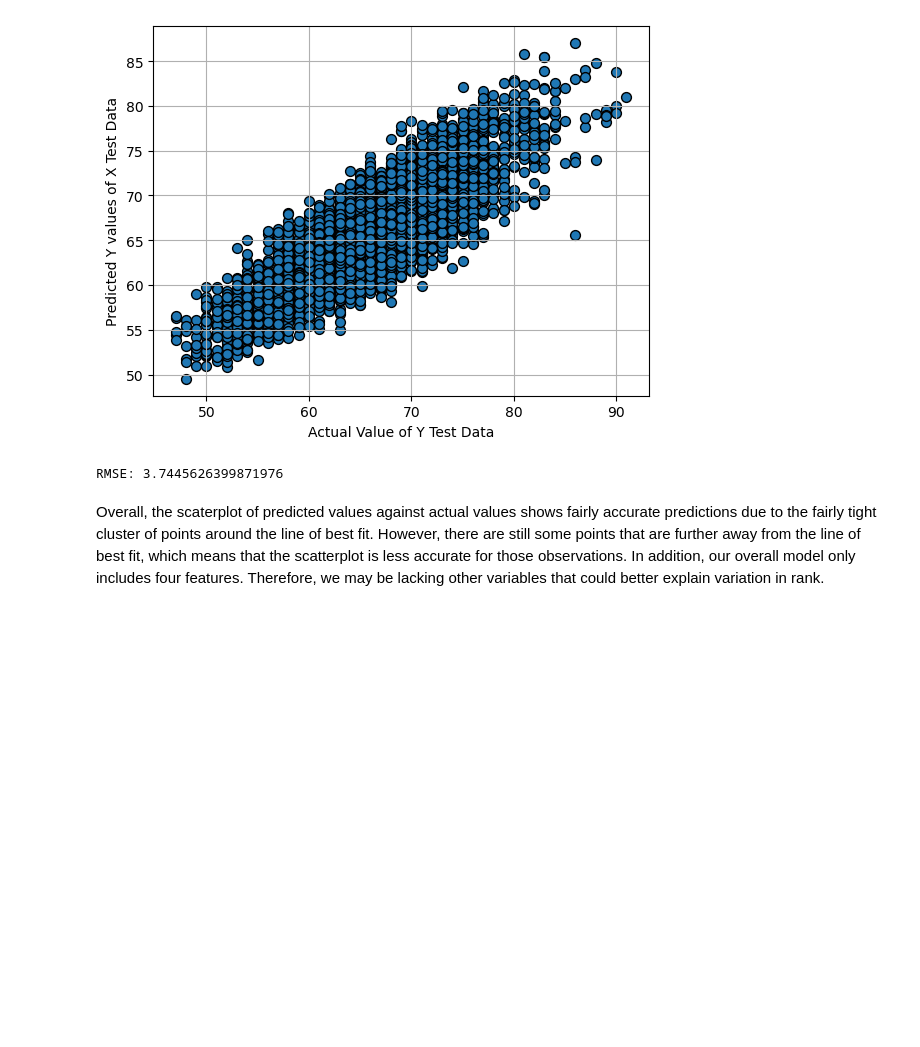
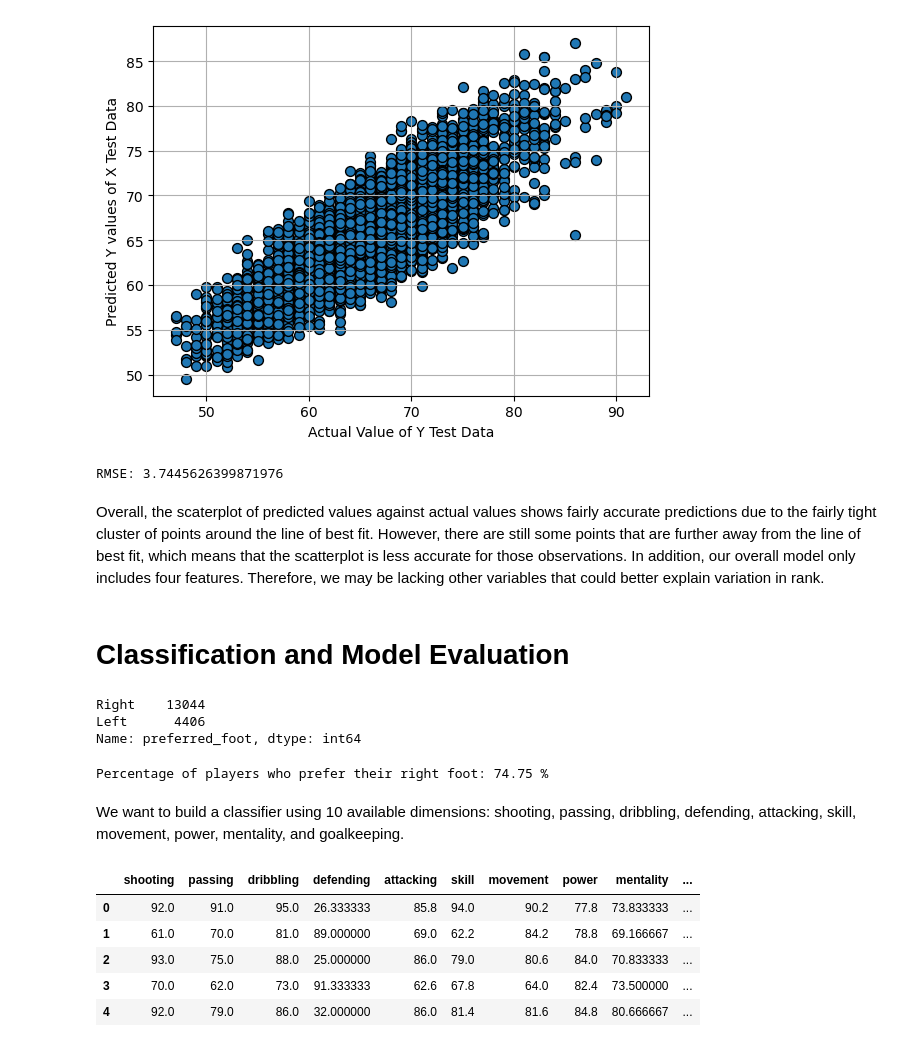
Before and after one commit to asapmansheel/FIFA-2022-Data-Analysis, a Jupyter notebook: fifa-2022-player-data-analysis.ipynb, the cells around one changed output. Drawn from its saved outputs; the diff is of its cells as text; code cells hidden in the pictures; blank space fills up the shorter version.

Commit message:
Completed classification and model evaluation section

```diff
--- a/fifa-2022-player-data-analysis.ipynb
+++ b/fifa-2022-player-data-analysis.ipynb
@@ -189,3 +189,31 @@ print('RMSE:', rmse)
 RMSE: 3.7445626399871976
 # %% [markdown]
 Overall, the scaterplot of predicted values against actual values shows fairly accurate predictions due to the fairly tight cluster of points around the line of best fit. However, there are still some points that are further away from the line of best fit, which means that the scatterplot is less accurate for those observations. In addition, our overall model only includes four features. Therefore, we may be lacking other variables that could better explain variation in rank.
+# %% [markdown]
+# **Classification and Model Evaluation**
+# %%
+# Display the count of each value present in the preferred foot column
+print(data_df["preferred_foot"].value_counts())
+# %% [output]
+Right    13044
+Left      4406
+Name: preferred_foot, dtype: int64
+# %%
+right_foot_count = (data_df["preferred_foot"] == "Right").sum()
+right_foot_percent = right_foot_count / len(data_df) * 100
+print("Percentage of players who prefer their right foot:", round(right_foot_percent, 2), "%")
+# %% [output]
+Percentage of players who prefer their right foot: 74.75 %
+# %% [markdown]
+We want to build a classifier using 10 available dimensions: shooting, passing, dribbling, defending, attacking, skill, movement, power, mentality, and goalkeeping.
+# %%
+# Create an X dataframe with just these 10 columns and display the first 5 rows
+X = data_df[["shooting", "passing", "dribbling", "defending", "attacking", "skill", "movement", "power", "mentality", "goalkeeping"]]
+X.head(5)
+# %% [output]
+|  | shooting | passing | dribbling | defending | attacking | skill | movement | power | mentality | ... |
+| 0 | 92.0 | 91.0 | 95.0 | 26.333333 | 85.8 | 94.0 | 90.2 | 77.8 | 73.833333 | ... |
+| 1 | 61.0 | 70.0 | 81.0 | 89.000000 | 69.0 | 62.2 | 84.2 | 78.8 | 69.166667 | ... |
+| 2 | 93.0 | 75.0 | 88.0 | 25.000000 | 86.0 | 79.0 | 80.6 | 84.0 | 70.833333 | ... |
+| 3 | 70.0 | 62.0 | 73.0 | 91.333333 | 62.6 | 67.8 | 64.0 | 82.4 | 73.500000 | ... |
+| 4 | 92.0 | 79.0 | 86.0 | 32.000000 | 86.0 | 81.4 | 81.6 | 84.8 | 80.666667 | ... |
```
Also changed, not shown: parts of 9 cells of this notebook.
